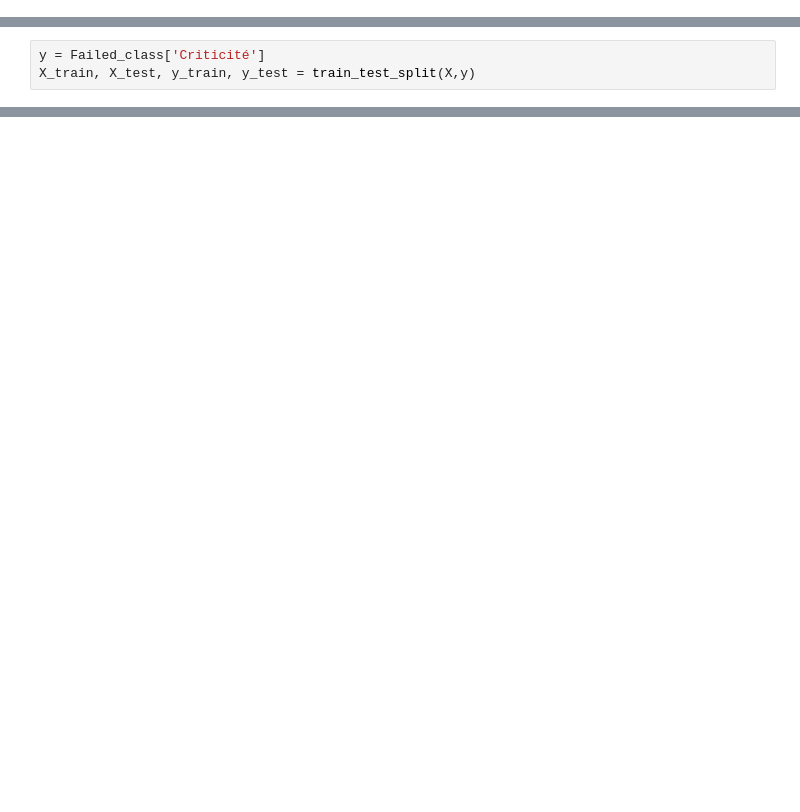
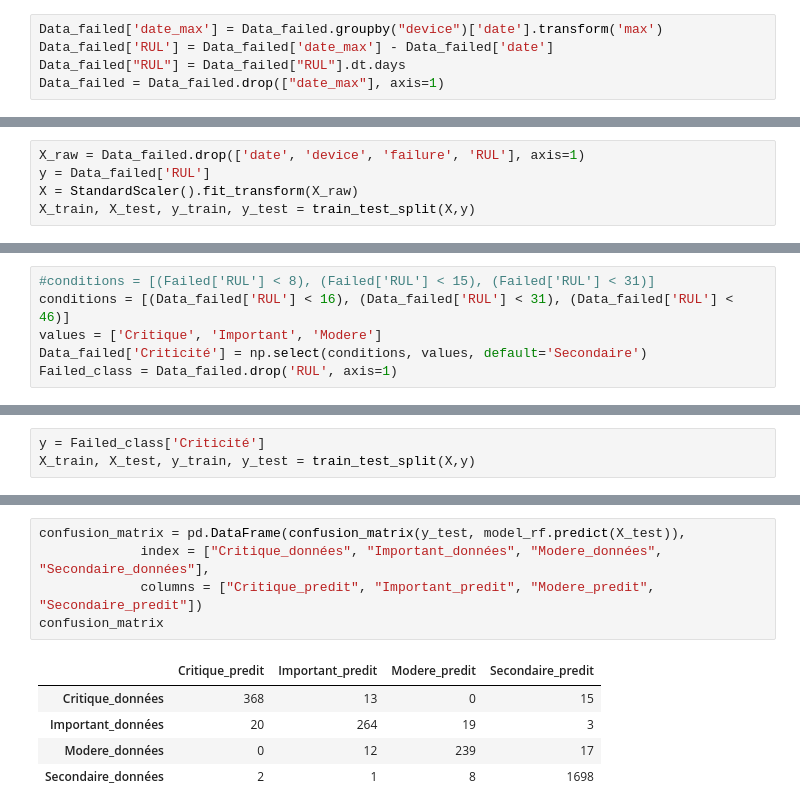
Before and after one commit to OUEDRAOGO-ANGELO/Mini-Projet-3-Prediction-de-pannes, a Jupyter notebook: PredictiveMaintenance.ipynb, the cells around one changed output, grey strips where cells are left out. Saved outputs shown, nothing was run; the diff lists cells and outputs as text; blank space fills up the shorter version.

```diff
--- a/PredictiveMaintenance.ipynb
+++ b/PredictiveMaintenance.ipynb
@@ -86,0 +206,5 @@ Failed_class = Failed.drop('RUL', axis=1)
+# %%
+Data_failed['date_max'] = Data_failed.groupby("device")['date'].transform('max')
+Data_failed['RUL'] = Data_failed['date_max'] - Data_failed['date']
+Data_failed["RUL"] = Data_failed["RUL"].dt.days
+Data_failed = Data_failed.drop(["date_max"], axis=1)
@@ -86,0 +219,5 @@ Failed_class = Failed.drop('RUL', axis=1)
+# %%
+X_raw = Data_failed.drop(['date', 'device', 'failure', 'RUL'], axis=1)
+y = Data_failed['RUL']
+X = StandardScaler().fit_transform(X_raw)
+X_train, X_test, y_train, y_test = train_test_split(X,y)
@@ -86,0 +253,6 @@ Failed_class = Failed.drop('RUL', axis=1)
+# %%
+#conditions = [(Failed['RUL'] < 8), (Failed['RUL'] < 15), (Failed['RUL'] < 31)]
+conditions = [(Data_failed['RUL'] < 16), (Data_failed['RUL'] < 31), (Data_failed['RUL'] < 46)]
+values = ['Critique', 'Important', 'Modere']
+Data_failed['Criticité'] = np.select(conditions, values, default='Secondaire')
+Failed_class = Data_failed.drop('RUL', axis=1)
@@ -100,0 +283,11 @@ Le pourcentage de bien classés est de : 88.05524449421426 %
+# %%
+confusion_matrix = pd.DataFrame(confusion_matrix(y_test, model_rf.predict(X_test)),
+             index = ["Critique_données", "Important_données", "Modere_données", "Secondaire_données"],
+             columns = ["Critique_predit", "Important_predit", "Modere_predit", "Secondaire_predit"])
+confusion_matrix
+# %% [output]
+|  | Critique_predit | Important_predit | Modere_predit | Secondaire_predit |
+| Critique_données | 368 | 13 | 0 | 15 |
+| Important_données | 20 | 264 | 19 | 3 |
+| Modere_données | 0 | 12 | 239 | 17 |
+| Secondaire_données | 2 | 1 | 8 | 1698 |
```
Also changed, not shown: parts of 83 cells of this notebook, 3 other files.
